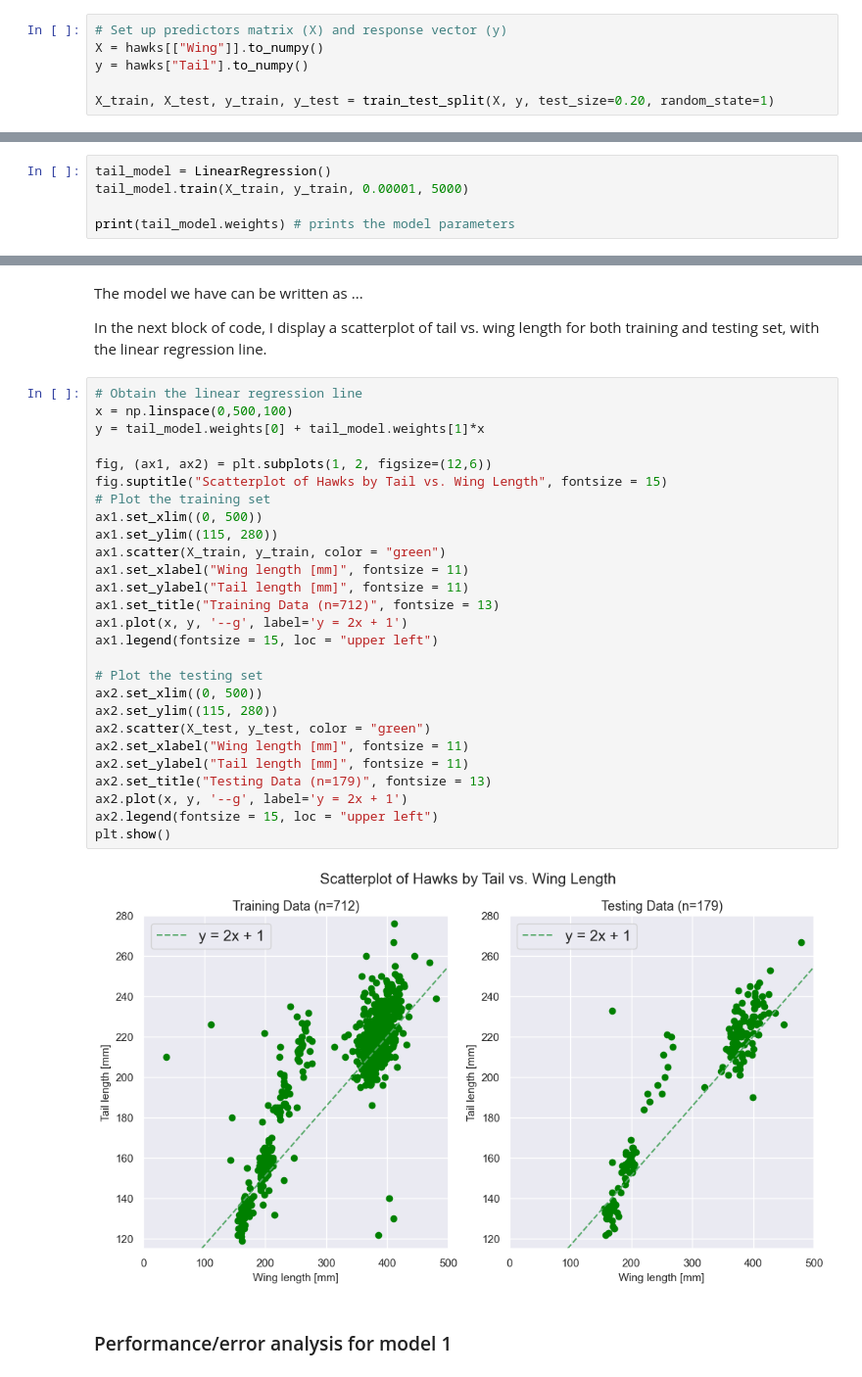
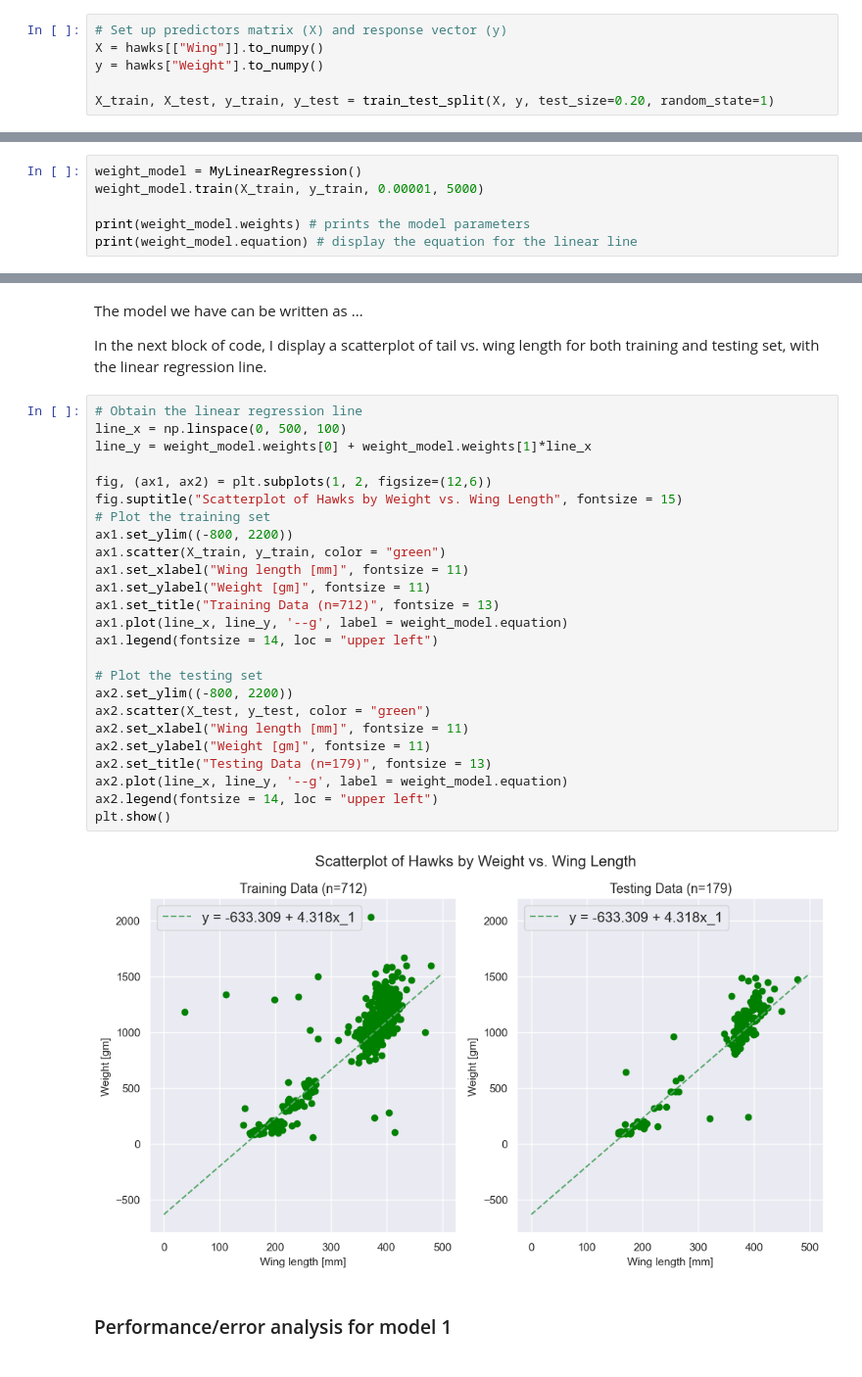
Before and after one commit to kary5678/INDE-577, a Jupyter notebook: supervised-learning/linear_regression/linear_regression.ipynb, the cells around one changed output, grey strips where cells are left out. Shown at 98% size. Drawn from its saved outputs; the diff is of its cells as text.

```diff
--- a/supervised-learning/linear_regression/linear_regression.ipynb
+++ b/supervised-learning/linear_regression/linear_regression.ipynb
@@ -137,7 +166,7 @@ The processed data is randomly split into a training and testing set using the t
 # %%
 # Set up predictors matrix (X) and response vector (y)
 X = hawks[["Wing"]].to_numpy()
-y = hawks["Tail"].to_numpy()
+y = hawks["Weight"].to_numpy()
 
 X_train, X_test, y_train, y_test = train_test_split(X, y, test_size=0.20, random_state=1)
 # %% [markdown]
@@ -145,8 +174,9 @@ Now, I train a linear regression model for the Hawk data to predict tail length
 
 The learning rate of `0.00001` was determined using trial and error. I started off with a learning rate of 0.01, but found that there would be overflow errors. The error calculated at each step of stochastic gradient descent would be too large, causing the weights to fail to converge. I added zeroes to the initial learning rate and increased the number of epochs/iterations until the current learning rate of `0.00001` and `5000` iterations produced satisfactory results.
 # %%
-tail_model = LinearRegression()
-tail_model.train(X_train, y_train, 0.00001, 5000)
+weight_model = MyLinearRegression()
+weight_model.train(X_train, y_train, 0.00001, 5000)
 
-print(tail_model.weights) # prints the model parameters
+print(weight_model.weights) # prints the model parameters
+print(weight_model.equation) # display the equation for the linear line
 # %% [output]
@@ -157,32 +188,30 @@ The model we have can be written as ...
 In the next block of code, I display a scatterplot of tail vs. wing length for both training and testing set, with the linear regression line.
 # %%
 # Obtain the linear regression line
-x = np.linspace(0,500,100)
-y = tail_model.weights[0] + tail_model.weights[1]*x
+line_x = np.linspace(0, 500, 100)
+line_y = weight_model.weights[0] + weight_model.weights[1]*line_x
 
 fig, (ax1, ax2) = plt.subplots(1, 2, figsize=(12,6))
-fig.suptitle("Scatterplot of Hawks by Tail vs. Wing Length", fontsize = 15)
+fig.suptitle("Scatterplot of Hawks by Weight vs. Wing Length", fontsize = 15)
 # Plot the training set
-ax1.set_xlim((0, 500))
-ax1.set_ylim((115, 280))
+ax1.set_ylim((-800, 2200))
 ax1.scatter(X_train, y_train, color = "green")
 ax1.set_xlabel("Wing length [mm]", fontsize = 11)
-ax1.set_ylabel("Tail length [mm]", fontsize = 11)
+ax1.set_ylabel("Weight [gm]", fontsize = 11)
 ax1.set_title("Training Data (n=712)", fontsize = 13)
-ax1.plot(x, y, '--g', label='y = 2x + 1')
-ax1.legend(fontsize = 15, loc = "upper left")
+ax1.plot(line_x, line_y, '--g', label = weight_model.equation)
+ax1.legend(fontsize = 14, loc = "upper left")
 
 # Plot the testing set
-ax2.set_xlim((0, 500))
-ax2.set_ylim((115, 280))
+ax2.set_ylim((-800, 2200))
 ax2.scatter(X_test, y_test, color = "green")
 ax2.set_xlabel("Wing length [mm]", fontsize = 11)
-ax2.set_ylabel("Tail length [mm]", fontsize = 11)
+ax2.set_ylabel("Weight [gm]", fontsize = 11)
 ax2.set_title("Testing Data (n=179)", fontsize = 13)
-ax2.plot(x, y, '--g', label='y = 2x + 1')
-ax2.legend(fontsize = 15, loc = "upper left")
+ax2.plot(line_x, line_y, '--g', label = weight_model.equation)
+ax2.legend(fontsize = 14, loc = "upper left")
 plt.show()
 # %% [output]
-[figure, old version]
+[figure, new version]
 # %% [markdown]
 ### Performance/error analysis for model 1
```
Also changed, not shown: parts of 25 cells of this notebook.
